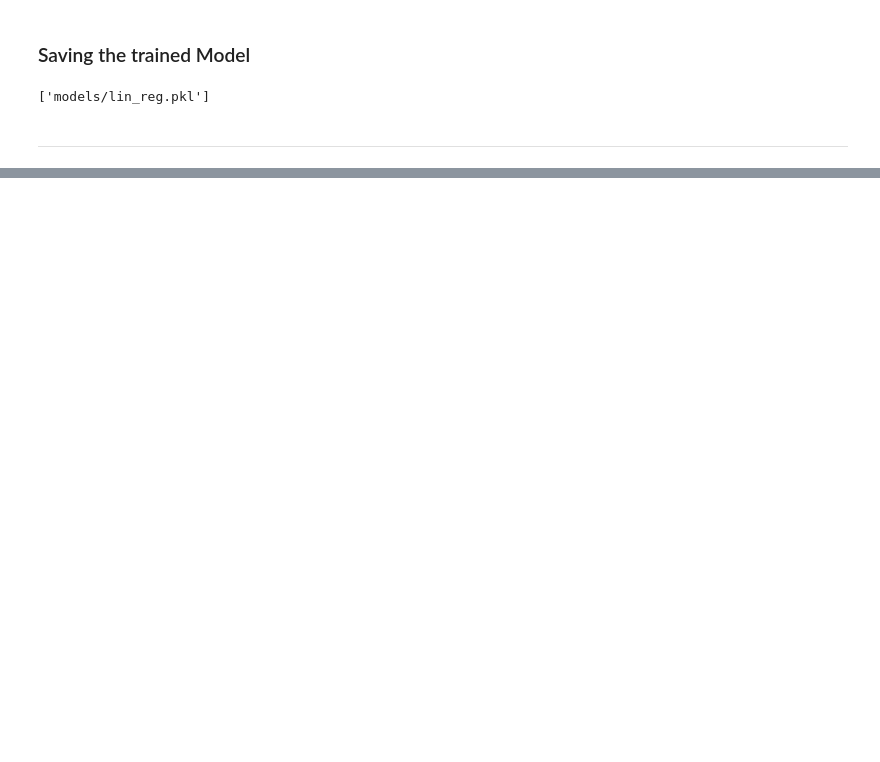
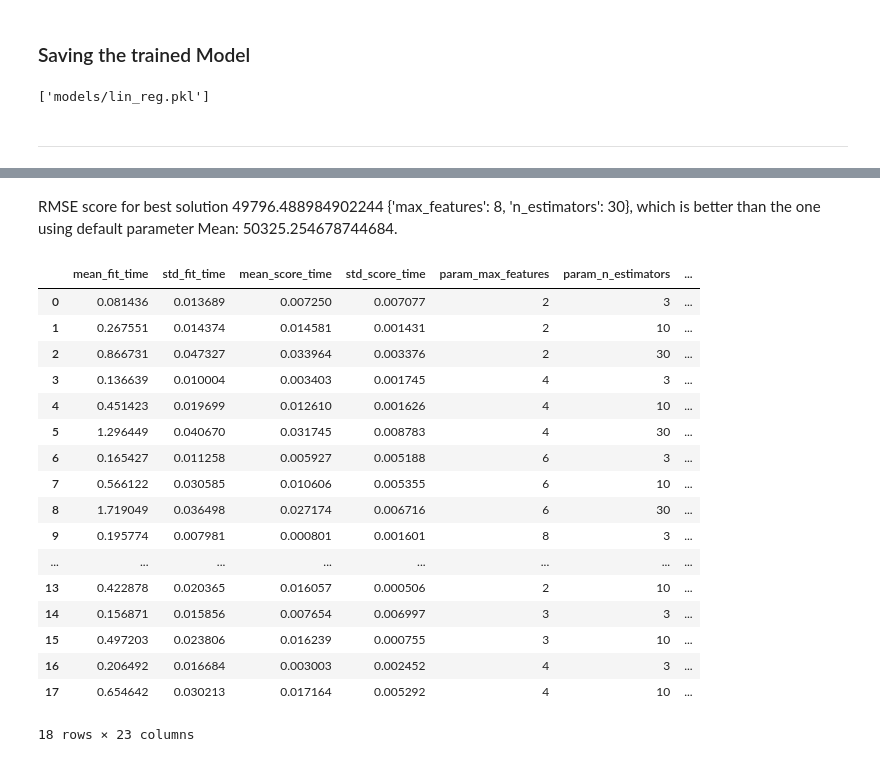
Before and after one commit to ptyadana/Data-Science-and-Machine-Learning-Projects-Dojo, a Jupyter notebook: Hands-On Machine Learning with Scikit-Learn, Keras, and TensorFlow/02.End to End Machine Learning Project.ipynb, the cells around one changed output, grey strips where cells are left out. Cells and saved outputs as stored; diff of their text form; code cells hidden in the pictures; blank space fills up the shorter version.

Commit message:
Grid Search and Randomized Search
Former-commit-id: a2489afc508b826a126a481756bf06c55204576c

```diff
--- a/Hands-On Machine Learning with Scikit-Learn, Keras, and TensorFlow/02.End to End Machine Learning Project.ipynb
+++ b/Hands-On Machine Learning with Scikit-Learn, Keras, and TensorFlow/02.End to End Machine Learning Project.ipynb
@@ -809,7 +809,7 @@ from sklearn.base import BaseEstimator, TransformerMixin
 # %%
 # columns index for those related features (total_rooms, total_bedrooms, population, households)
 col_names = "total_rooms", "total_bedrooms", "population", "households"
-rooms_ix, bedrooms_ix, population_ix, households_ix = [housing.columns.get_loc(c) for c in col_names] # get the column indices
+rooms_ix, bedrooms_ix, population_ix, household_ix = [housing.columns.get_loc(c) for c in col_names] # get the column indices
 
 class CombinedAttributesAdder(BaseEstimator, TransformerMixin):
     def __init__(self, add_bedrooms_per_room = True):
@@ -1155,0 +1160,5 @@ that the model is still overfitting the training set.
+# %%
+svm_reg = SVR(kernel='linear')
+
+svm_reg.fit(housing_prepared, housing_labels)
+housing_predictions = svm_reg.predict(housing_prepared)
@@ -1168,0 +1201,17 @@ loaded_model = joblib.load('models/lin_reg.pkl')
+# %%
+param_grid = [
+    {'n_estimators': [3, 10, 30], 'max_features': [2, 4, 6, 8]}, # try 12 (3×4) combinations of hyperparameters
+    {'bootstrap': [False], 'n_estimators': [3, 10], 'max_features': [2, 3, 4]}, # then try 6 (2×3) combinations with bootstrap set as False
+]
+
+# as a result, grid search will explore total 18 combinations of Hyperparameters values
+# it will train each model 5 times (as we will set cv as 5)
+# All the total will be 18 x 5 = 90 rounds of teaching
+# %%
+forest_reg = RandomForestRegressor(random_state=42)
+
+grid_search = GridSearchCV(forest_reg, param_grid, cv=5,
+                                          scoring='neg_mean_squared_error',
+                                          return_train_score=True)
+
+grid_search.fit(housing_prepared, housing_labels)
@@ -1168,0 +1271,23 @@ loaded_model = joblib.load('models/lin_reg.pkl')
+# %% [markdown]
+RMSE score for best solution 49796.488984902244 {'max_features': 8, 'n_estimators': 30}, which is better than the one using default parameter Mean:  50325.254678744684.
+# %%
+pd.DataFrame(grid_search.cv_results_)
+# %% [output]
+|  | mean_fit_time | std_fit_time | mean_score_time | std_score_time | param_max_features | param_n_estimators | ... |
+| 0 | 0.081436 | 0.013689 | 0.007250 | 0.007077 | 2 | 3 | ... |
+| 1 | 0.267551 | 0.014374 | 0.014581 | 0.001431 | 2 | 10 | ... |
+| 2 | 0.866731 | 0.047327 | 0.033964 | 0.003376 | 2 | 30 | ... |
+| 3 | 0.136639 | 0.010004 | 0.003403 | 0.001745 | 4 | 3 | ... |
+| 4 | 0.451423 | 0.019699 | 0.012610 | 0.001626 | 4 | 10 | ... |
+| 5 | 1.296449 | 0.040670 | 0.031745 | 0.008783 | 4 | 30 | ... |
+| 6 | 0.165427 | 0.011258 | 0.005927 | 0.005188 | 6 | 3 | ... |
+| 7 | 0.566122 | 0.030585 | 0.010606 | 0.005355 | 6 | 10 | ... |
+| 8 | 1.719049 | 0.036498 | 0.027174 | 0.006716 | 6 | 30 | ... |
+| 9 | 0.195774 | 0.007981 | 0.000801 | 0.001601 | 8 | 3 | ... |
+| ... | ... | ... | ... | ... | ... | ... | ... |
+| 13 | 0.422878 | 0.020365 | 0.016057 | 0.000506 | 2 | 10 | ... |
+| 14 | 0.156871 | 0.015856 | 0.007654 | 0.006997 | 3 | 3 | ... |
+| 15 | 0.497203 | 0.023806 | 0.016239 | 0.000755 | 3 | 10 | ... |
+| 16 | 0.206492 | 0.016684 | 0.003003 | 0.002452 | 4 | 3 | ... |
+| 17 | 0.654642 | 0.030213 | 0.017164 | 0.005292 | 4 | 10 | ... |
+18 rows × 23 columns
```
Also changed, not shown: parts of 26 cells of this notebook.
